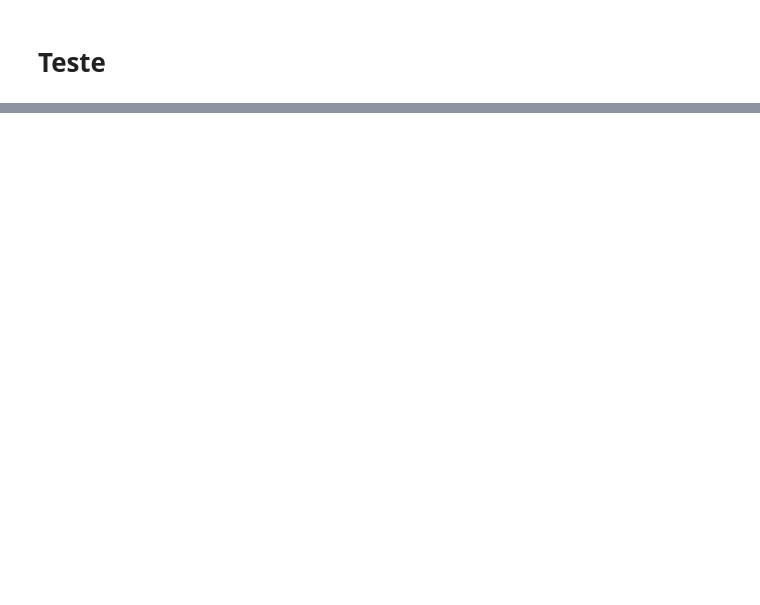
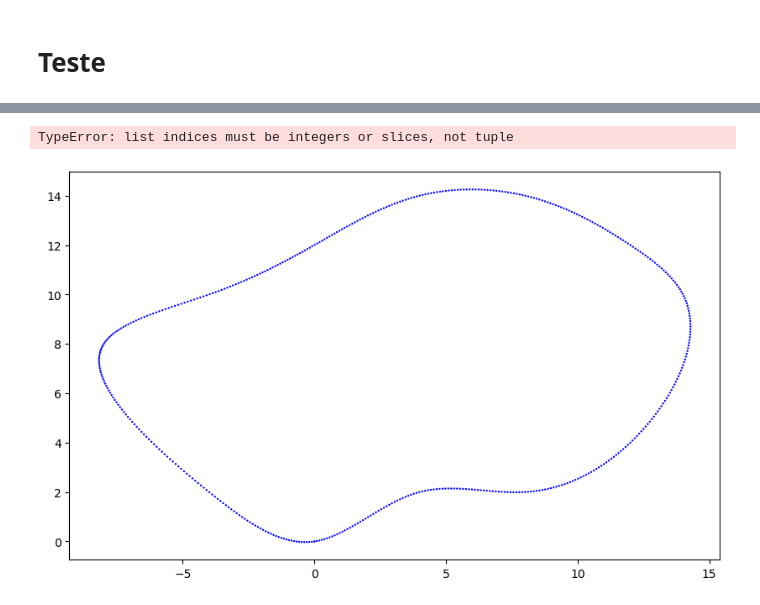
Before and after one commit to Nielo-47/ICA, a Jupyter notebook: fuzzy_dc_motor.ipynb, the cells around one changed output, grey strips where cells are left out. Cells and saved outputs as stored; diff of their text form; code cells hidden in the pictures; blank space fills up the shorter version.

Commit message:
Adicionado função de atualizar posição do carro

```diff
--- a/fuzzy_dc_motor.ipynb
+++ b/fuzzy_dc_motor.ipynb
@@ -307,13 +307,15 @@ def generate_race_track():
     u_fine = np.linspace(0, 1, 500)  # Increased number of points for smoothness
     smooth_track = splev(u_fine, tck)
 
-    return smooth_track[0], smooth_track[1]
+    return smooth_track[:2]
 
 
-def generate_road_limits(x, y, width=0.5):
+def generate_road_limits(race_track, width=0.5):
     """
     Gera os limites interno e externo da estrada com largura constante.
     """
+    x, y = race_track
+
     # Calcular a direção tangente à pista
     dx = np.gradient(x)
     dy = np.gradient(y)
@@ -332,19 +334,7 @@ def generate_road_limits(x, y, width=0.5):
     return np.column_stack((x_inner, y_inner, x_outer, y_outer))
 
 # Gerar os pontos suavizados da pista
-x_smooth, y_smooth = generate_race_track()
+race_track = generate_race_track()
 
 # Gerar os limites da estrada com largura constante de 20 metros
-limits = generate_road_limits(x_smooth, y_smooth, width=1)
-
-# Plotar a pista e os limites da estrada
-plt.figure(figsize=(10, 6))
-plt.scatter(x_smooth, y_smooth, label="Centro da Pista", color="blue", linestyle="--", s=0.5)
-plt.plot(limits[:,0], limits[:,1], label="Limite Interno", color="green")
-plt.plot(limits[:,2], limits[:,3], label="Limite Externo", color="green")
-plt.title("Pista de Corrida com Largura Constante de 20 Metros")
-plt.xlabel("X (metros)")
-plt.ylabel("Y (metros)")
-plt.axis("equal")
-plt.legend()
-plt.show()
+limits = generate_road_limits(race_track, width=1)
@@ -397,0 +394,25 @@ car.nearest_limit_points_diff(limits)
+# %%
+# car_path = [car.update_position(limits) for _ in range(len(race_track[0]))]
+car = FuzzyCar(2, 4)
+car_path = []
+
+for waypoint in range(len(race_track[0])):
+    pos = car.update_position(limits)
+    car_path.append(pos)
+
+
+# Plotar a pista e os limites da estrada
+plt.figure(figsize=(10, 6))
+plt.scatter(race_track[0], race_track[1], label="Centro da Pista", color="blue", linestyle="--", s=0.5)
+plt.scatter(car_path[0], car_path[1], label="Caminho do carro", color="blue", linestyle="--", s=0.5)
+plt.plot(limits[:,0], limits[:,1], label="Limite Interno", color="green")
+plt.plot(limits[:,2], limits[:,3], label="Limite Externo", color="green")
+plt.title("Pista de Corrida com Largura Constante de 20 Metros")
+plt.xlabel("X (metros)")
+plt.ylabel("Y (metros)")
+plt.axis("equal")
+plt.legend()
+plt.show()
+# %% [output]
+TypeError: list indices must be integers or slices, not tuple
+[figure, added]
```
Also changed, not shown: parts of 5 cells of this notebook.
